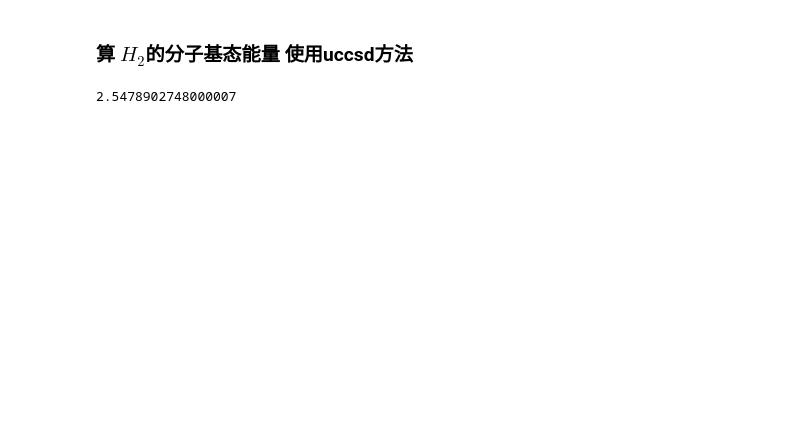
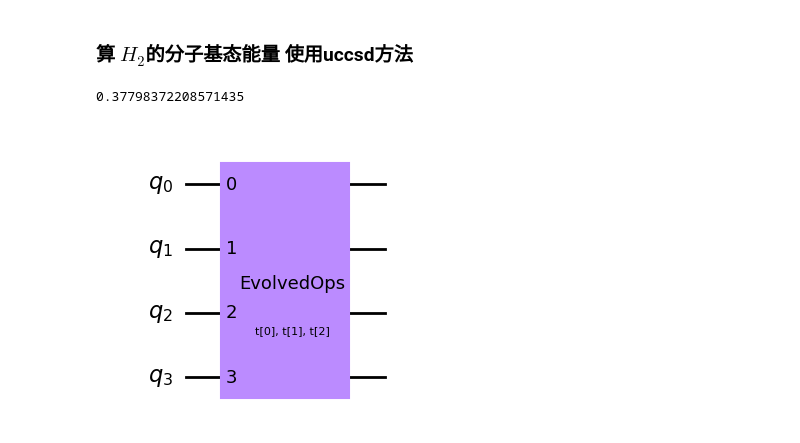
Before and after one commit to DYMS302/Co_VQE, a Jupyter notebook: march/today.ipynb, the cells around one changed output. Drawn from its saved outputs; the diff is of its cells as text; code cells hidden in the pictures; blank space fills up the shorter version.

```diff
--- a/march/today.ipynb
+++ b/march/today.ipynb
@@ -8,7 +10,7 @@ from qiskit_nature.second_q.mappers import JordanWignerMapper, QubitConverter
 # %%
 molecule = MoleculeInfo(
     #["H", "H","H","H"], [(0.0, 0.0, 0.0), (0.0, 0.0, 0.9), (0.0, 0.0, 0.9*2), (0.0, 0.0, 0.9*3)],
-    ["H", "H"], [(0.0, 0.0, 0.0), (0.0, 0.0, 0.9),],
+    ["H", "H"], [(0.0, 0.0, 0.0), (0.0, 0.0, 1.4),],
     multiplicity=1,  # = 2*spin + 1
     charge=0,
 )
@@ -18,10 +20,15 @@ converter = QubitConverter(JordanWignerMapper())
 # %%
 problem.nuclear_repulsion_energy # background part
 # %% [output]
-2.5478902748000007
+0.37798372208571435
 # %%
+harteefock= HartreeFock(num_particles=problem._num_particles,
+                        num_spatial_orbitals=problem.num_spatial_orbitals,
+                        qubit_converter=converter)
 uccsd =UCCSD(num_spatial_orbitals=problem.num_spatial_orbitals,
              num_particles=problem.num_particles,
              qubit_converter=converter,
-             initial_state=None)
-uccsd.d2).draw("mpl")
+             initial_state=harteefock)
+uccsd.draw("mpl")
+# %% [output]
+[figure, added]
```
Also changed, not shown: parts of 9 cells of this notebook, 4 other files.
